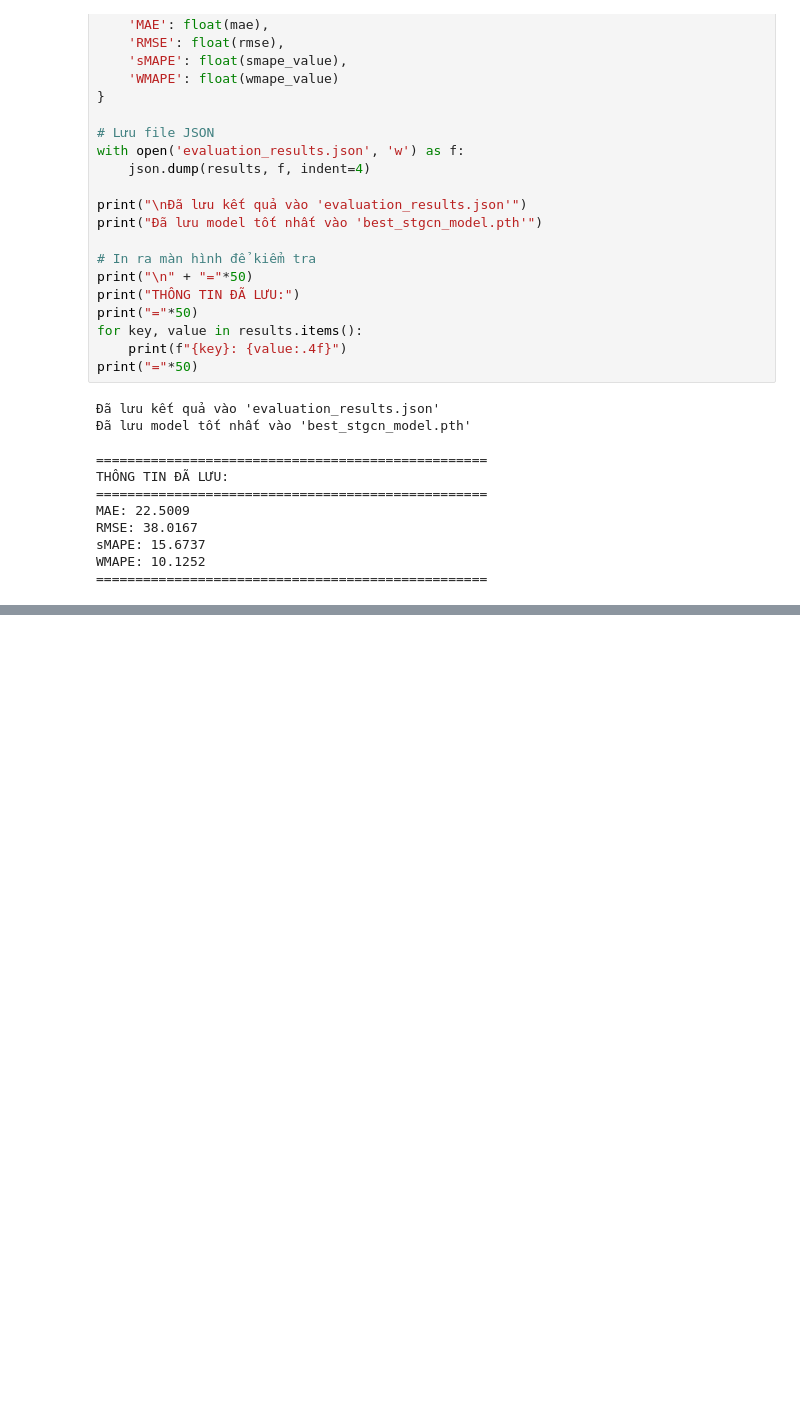
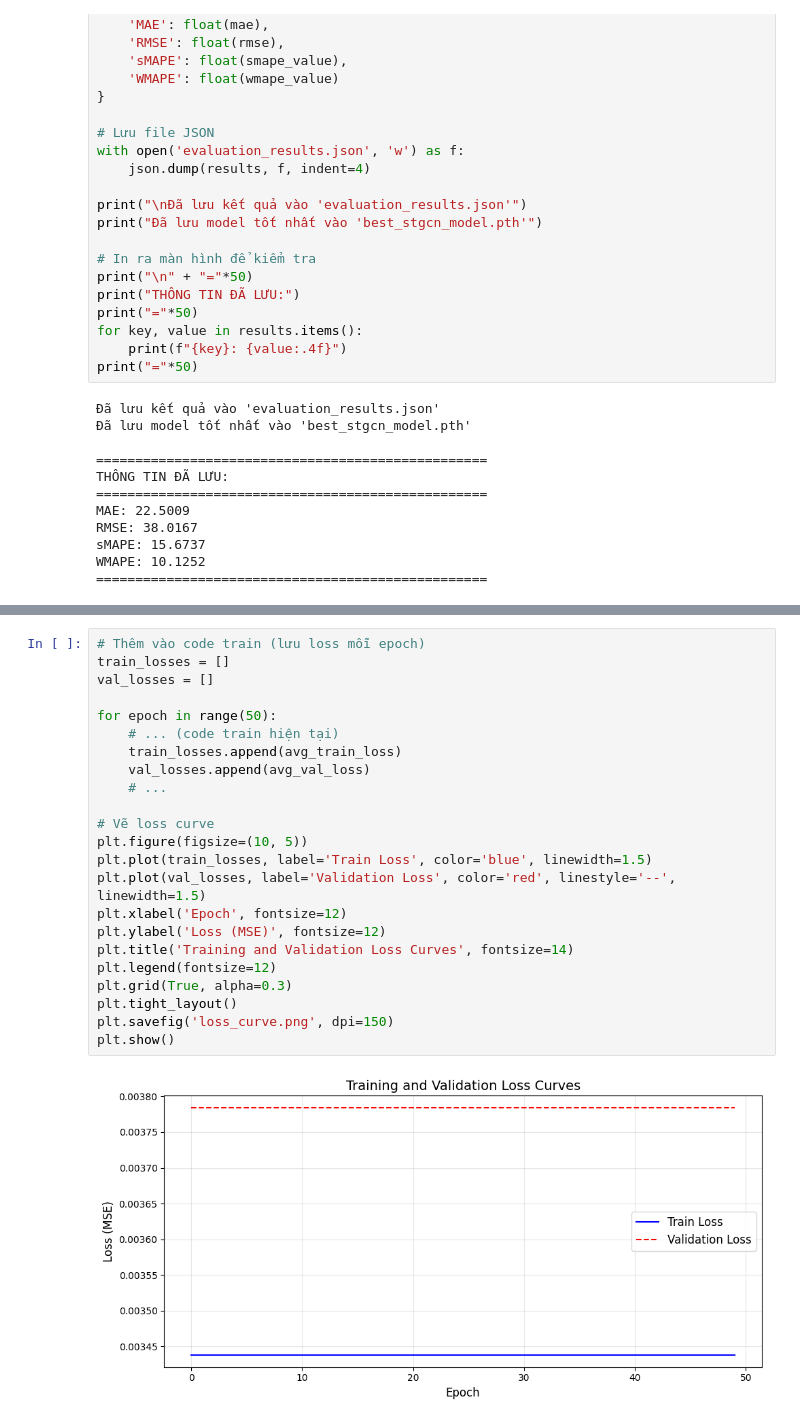
Before and after one commit to NguyenTien-beep/Study_In_DPL_302, a Jupyter notebook: Report_01/DPL302_Group_09.ipynb, the cells around one changed output, grey strips where cells are left out. Drawn from its saved outputs; the diff is of its cells as text; blank space fills up the shorter version.

```diff
--- a/Report_01/DPL302_Group_09.ipynb
+++ b/Report_01/DPL302_Group_09.ipynb
@@ -318,0 +401,25 @@ WMAPE: 10.1252
+# %%
+# Thêm vào code train (lưu loss mỗi epoch)
+train_losses = []
+val_losses = []
+
+for epoch in range(50):
+    # ... (code train hiện tại)
+    train_losses.append(avg_train_loss)
+    val_losses.append(avg_val_loss)
+    # ...
+
+# Vẽ loss curve
+plt.figure(figsize=(10, 5))
+plt.plot(train_losses, label='Train Loss', color='blue', linewidth=1.5)
+plt.plot(val_losses, label='Validation Loss', color='red', linestyle='--', linewidth=1.5)
+plt.xlabel('Epoch', fontsize=12)
+plt.ylabel('Loss (MSE)', fontsize=12)
+plt.title('Training and Validation Loss Curves', fontsize=14)
+plt.legend(fontsize=12)
+plt.grid(True, alpha=0.3)
+plt.tight_layout()
+plt.savefig('loss_curve.png', dpi=150)
+plt.show()
+# %% [output]
+[figure, added]
```
Also changed, not shown: parts of 2 cells of this notebook.
